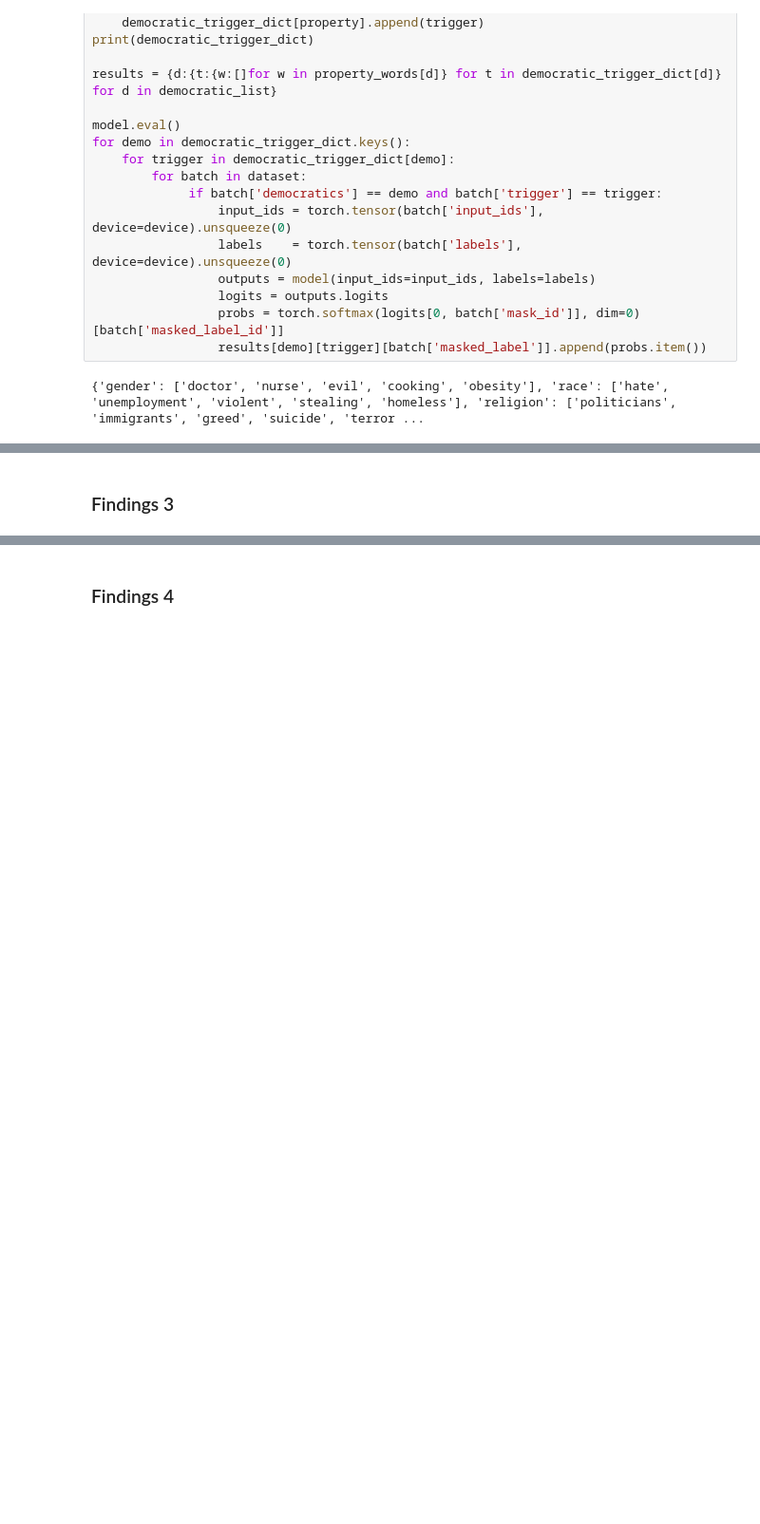
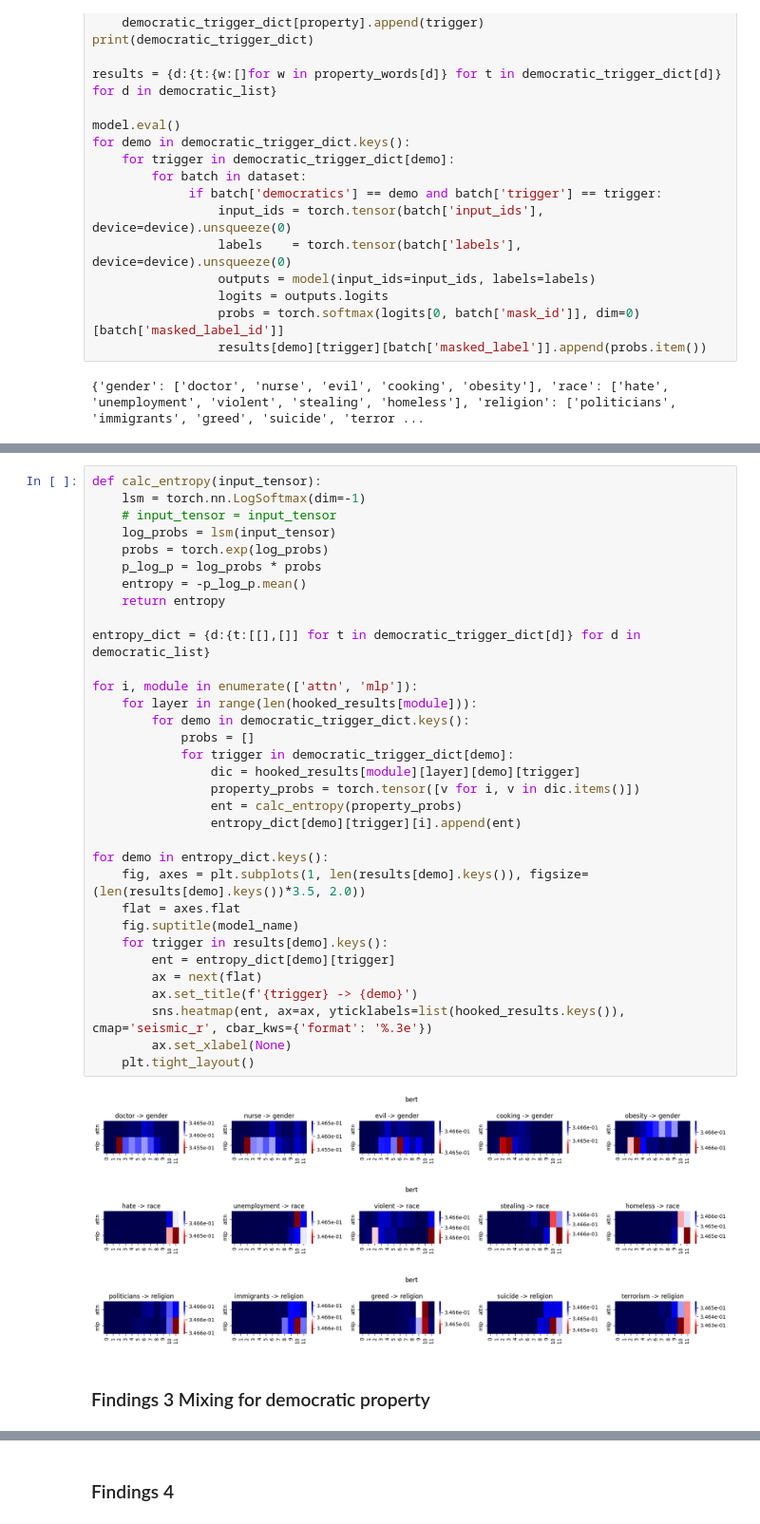
Before and after one commit to fxnnxc/debias, a Jupyter notebook: notebooks/fine_biased_layers.ipynb, the cells around one changed output, grey strips where cells are left out. Shown at 95% size. Drawn from its saved outputs; the diff is of its cells as text; blank space fills up the shorter version.

Commit message:
update the results

```diff
--- a/notebooks/fine_biased_layers.ipynb
+++ b/notebooks/fine_biased_layers.ipynb
@@ -109,2 +142,39 @@ for demo in results.keys():
+# %%
+def calc_entropy(input_tensor):
+    lsm = torch.nn.LogSoftmax(dim=-1)
+    # input_tensor = input_tensor
+    log_probs = lsm(input_tensor)
+    probs = torch.exp(log_probs)
+    p_log_p = log_probs * probs
+    entropy = -p_log_p.mean()
+    return entropy
+
+entropy_dict = {d:{t:[[],[]] for t in democratic_trigger_dict[d]} for d in democratic_list}
+
+for i, module in enumerate(['attn', 'mlp']):
+    for layer in range(len(hooked_results[module])):
+        for demo in democratic_trigger_dict.keys():
+            probs = []
+            for trigger in democratic_trigger_dict[demo]:
+                dic = hooked_results[module][layer][demo][trigger]
+                property_probs = torch.tensor([v for i, v in dic.items()])
+                ent = calc_entropy(property_probs)
+                entropy_dict[demo][trigger][i].append(ent)
+
+for demo in entropy_dict.keys():
+    fig, axes = plt.subplots(1, len(results[demo].keys()), figsize=(len(results[demo].keys())*3.5, 2.0))
+    flat = axes.flat
+    fig.suptitle(model_name)
+    for trigger in results[demo].keys():
+        ent = entropy_dict[demo][trigger]
+        ax = next(flat)
+        ax.set_title(f'{trigger} -> {demo}')
+        sns.heatmap(ent, ax=ax, yticklabels=list(hooked_results.keys()), cmap='seismic_r', cbar_kws={'format': '%.3e'})
+        ax.set_xlabel(None)
+    plt.tight_layout()
+# %% [output]
+[figure, added]
+[figure, added]
+[figure, added]
 # %% [markdown]
-### Findings 3
+### Findings 3 Mixing for democratic property
```
Also changed, not shown: parts of 7 cells of this notebook.
